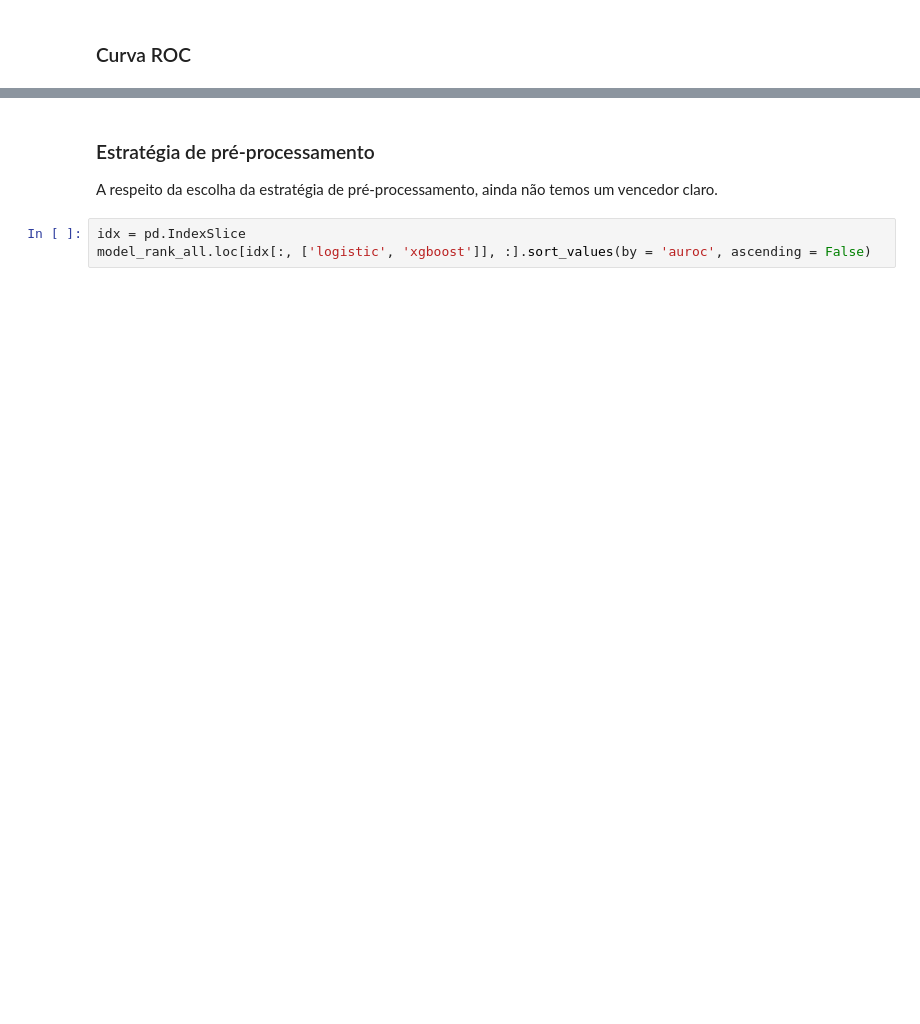
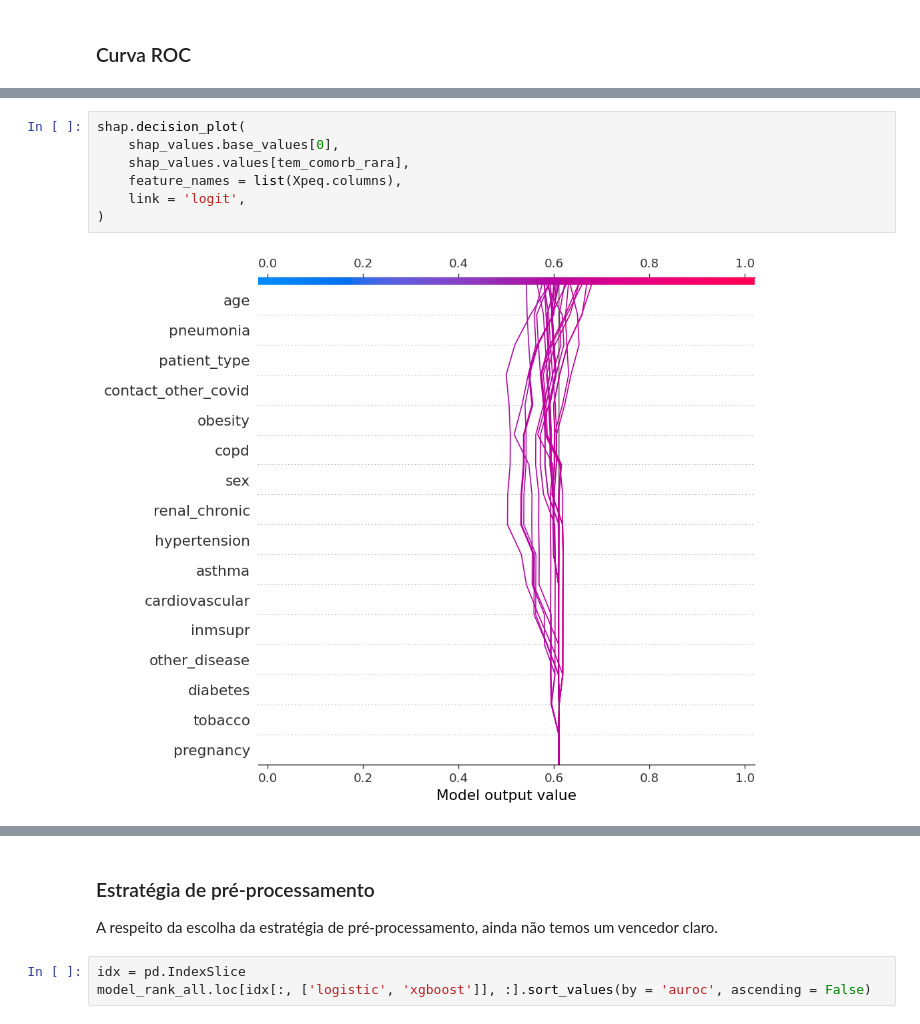
Before and after one commit to flimao/modelos-covid, a Jupyter notebook: notebooks_exploration/3-modelagem.ipynb, the cells around one changed output, grey strips where cells are left out. Cells and saved outputs as stored; diff of their text form; blank space fills up the shorter version.

```diff
--- a/notebooks_exploration/3-modelagem.ipynb
+++ b/notebooks_exploration/3-modelagem.ipynb
@@ -512,0 +793,9 @@ model_rank_all.sort_values(by = 'auroc', ascending = False)
+# %%
+shap.decision_plot(
+    shap_values.base_values[0],
+    shap_values.values[tem_comorb_rara],
+    feature_names = list(Xpeq.columns),
+    link = 'logit',
+)
+# %% [output]
+[figure, added]
```
Also changed, not shown: parts of 54 cells of this notebook, 1 other file.
